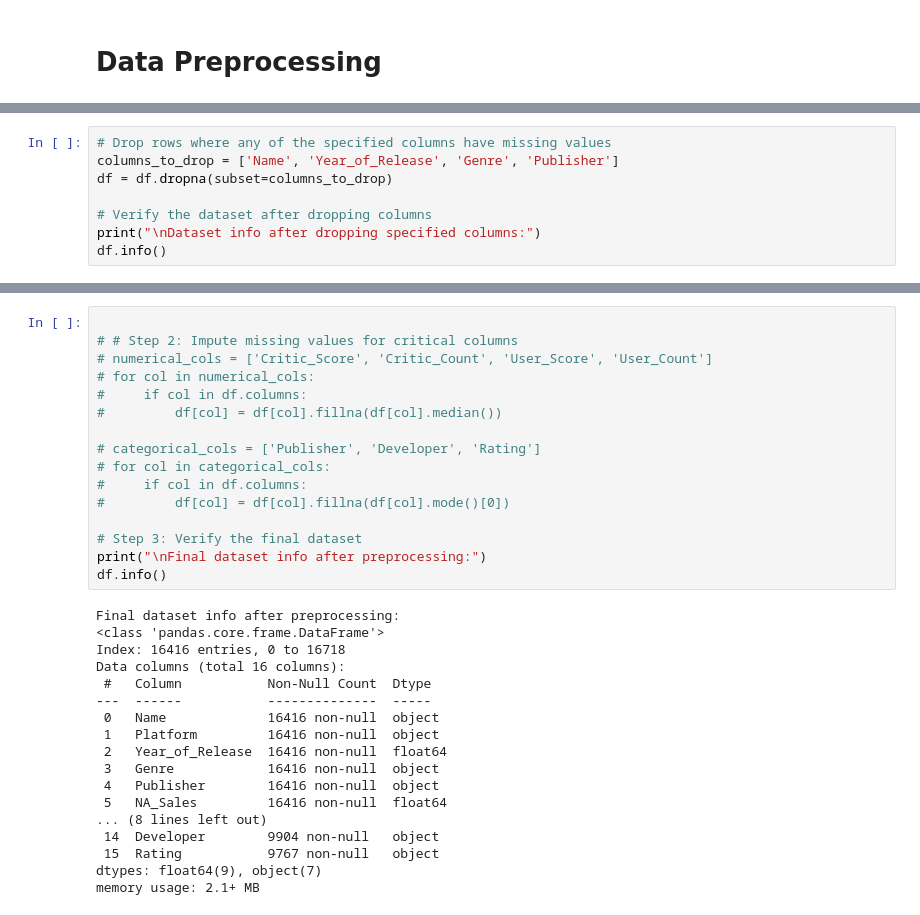
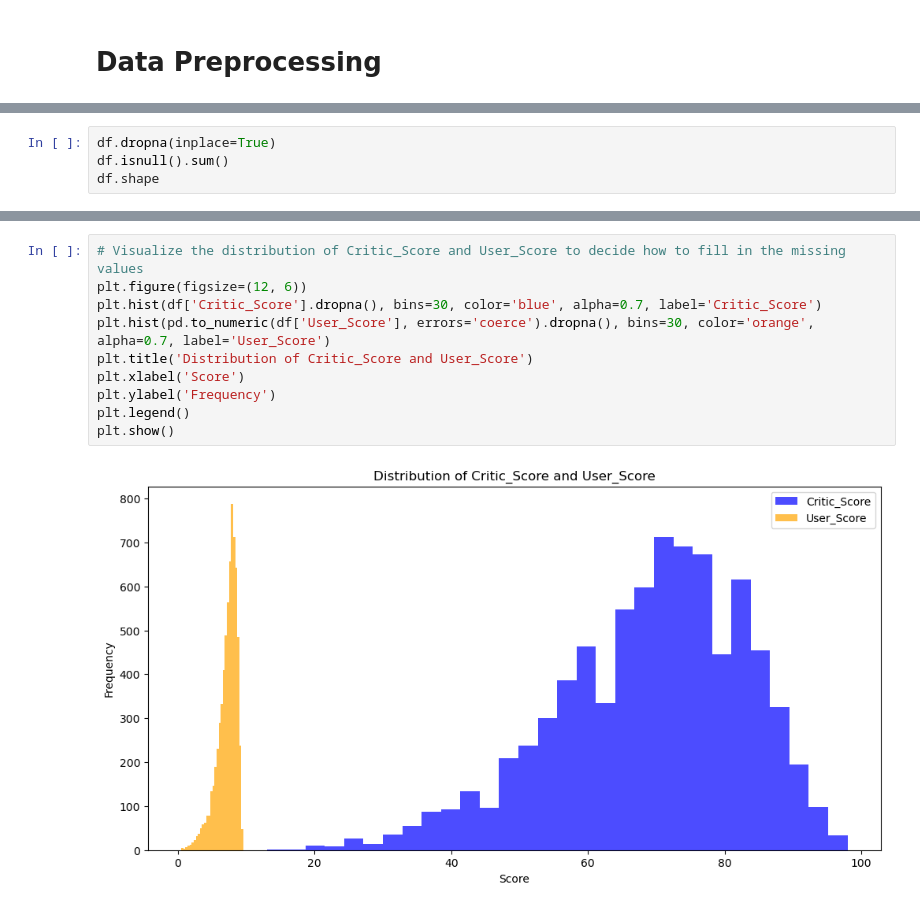
Before and after one commit to SahirHameed/Video-Game-Sales-Prediction, a Jupyter notebook: Video_Game_Sales_Prediction.ipynb, the cells around one changed output, grey strips where cells are left out. Saved outputs shown, nothing was run; the diff lists cells and outputs as text.

Commit message:
data preprocessing set up

```diff
--- a/Video_Game_Sales_Prediction.ipynb
+++ b/Video_Game_Sales_Prediction.ipynb
@@ -71,11 +78,7 @@ Developer          39.613613
 Rating             40.486871
 dtype: float64
 # %%
-# Drop rows where any of the specified columns have missing values
-columns_to_drop = ['Name', 'Year_of_Release', 'Genre', 'Publisher']
-df = df.dropna(subset=columns_to_drop)
-
-# Verify the dataset after dropping columns
-print("\nDataset info after dropping specified columns:")
-df.info()
+df.dropna(inplace=True)
+df.isnull().sum()
+df.shape
 # %% [output]
@@ -99,34 +86,12 @@ memory usage: 2.1+ MB
-# %%
-
-# # Step 2: Impute missing values for critical columns
-# numerical_cols = ['Critic_Score', 'Critic_Count', 'User_Score', 'User_Count']
-# for col in numerical_cols:
-#     if col in df.columns:
-#         df[col] = df[col].fillna(df[col].median())
-
-# categorical_cols = ['Publisher', 'Developer', 'Rating']
-# for col in categorical_cols:
-#     if col in df.columns:
-#         df[col] = df[col].fillna(df[col].mode()[0])
-
-# Step 3: Verify the final dataset
-print("\nFinal dataset info after preprocessing:")
-df.info()
-# %% [output]
-Final dataset info after preprocessing:
-<class 'pandas.core.frame.DataFrame'>
-Index: 16416 entries, 0 to 16718
-Data columns (total 16 columns):
- #   Column           Non-Null Count  Dtype
----  ------           --------------  -----
- 0   Name             16416 non-null  object
- 1   Platform         16416 non-null  object
- 2   Year_of_Release  16416 non-null  float64
- 3   Genre            16416 non-null  object
- 4   Publisher        16416 non-null  object
- 5   NA_Sales         16416 non-null  float64
-... (8 lines left out)
- 14  Developer        9904 non-null   object
- 15  Rating           9767 non-null   object
-dtypes: float64(9), object(7)
-memory usage: 2.1+ MB
+# %%
+# Visualize the distribution of Critic_Score and User_Score to decide how to fill in the missing values
+plt.figure(figsize=(12, 6))
+plt.hist(df['Critic_Score'].dropna(), bins=30, color='blue', alpha=0.7, label='Critic_Score')
+plt.hist(pd.to_numeric(df['User_Score'], errors='coerce').dropna(), bins=30, color='orange', alpha=0.7, label='User_Score')
+plt.title('Distribution of Critic_Score and User_Score')
+plt.xlabel('Score')
+plt.ylabel('Frequency')
+plt.legend()
+plt.show()
+# %% [output]
+[figure, added]
```
Also changed, not shown: parts of 10 cells of this notebook, 1 other file.
